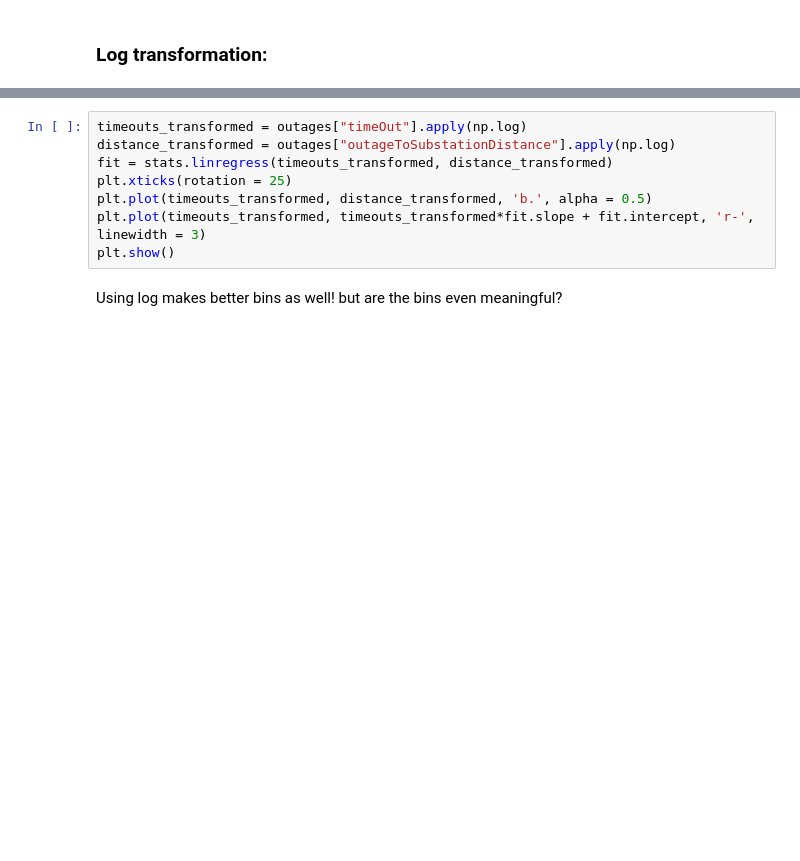
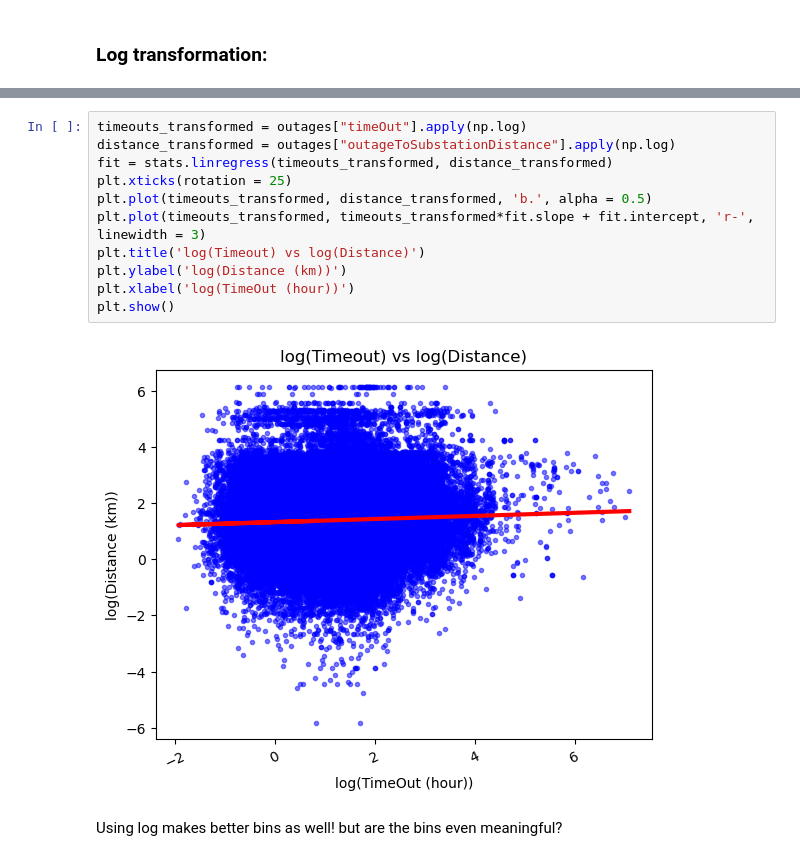
Before and after one commit to SFU-CMPT353-W25-DBS/Project, a Jupyter notebook: code/4.analysis/StatisticalTests.ipynb, the cells around one changed output, grey strips where cells are left out. Saved outputs shown, nothing was run; the diff lists cells and outputs as text; blank space fills up the shorter version.

```diff
--- a/code/4.analysis/StatisticalTests.ipynb
+++ b/code/4.analysis/StatisticalTests.ipynb
@@ -65,11 +138,16 @@ outages["timeOut"].apply(np.log).corr(outages["outageToSubstationDistance"].appl
 # %%
 timeouts_transformed = outages["timeOut"].apply(np.log)
 distance_transformed = outages["outageToSubstationDistance"].apply(np.log)
 fit = stats.linregress(timeouts_transformed, distance_transformed)
 plt.xticks(rotation = 25)
 plt.plot(timeouts_transformed, distance_transformed, 'b.', alpha = 0.5)
 plt.plot(timeouts_transformed, timeouts_transformed*fit.slope + fit.intercept, 'r-', linewidth = 3)
+plt.title('log(Timeout) vs log(Distance)')
+plt.ylabel('log(Distance (km))')
+plt.xlabel('log(TimeOut (hour))')
 plt.show()
+# %% [output]
+[figure, added]
 # %% [markdown]
 Using log makes better bins as well!
 but are the bins even meaningful?
```
Also changed, not shown: parts of 13 cells of this notebook, 3 other files.
